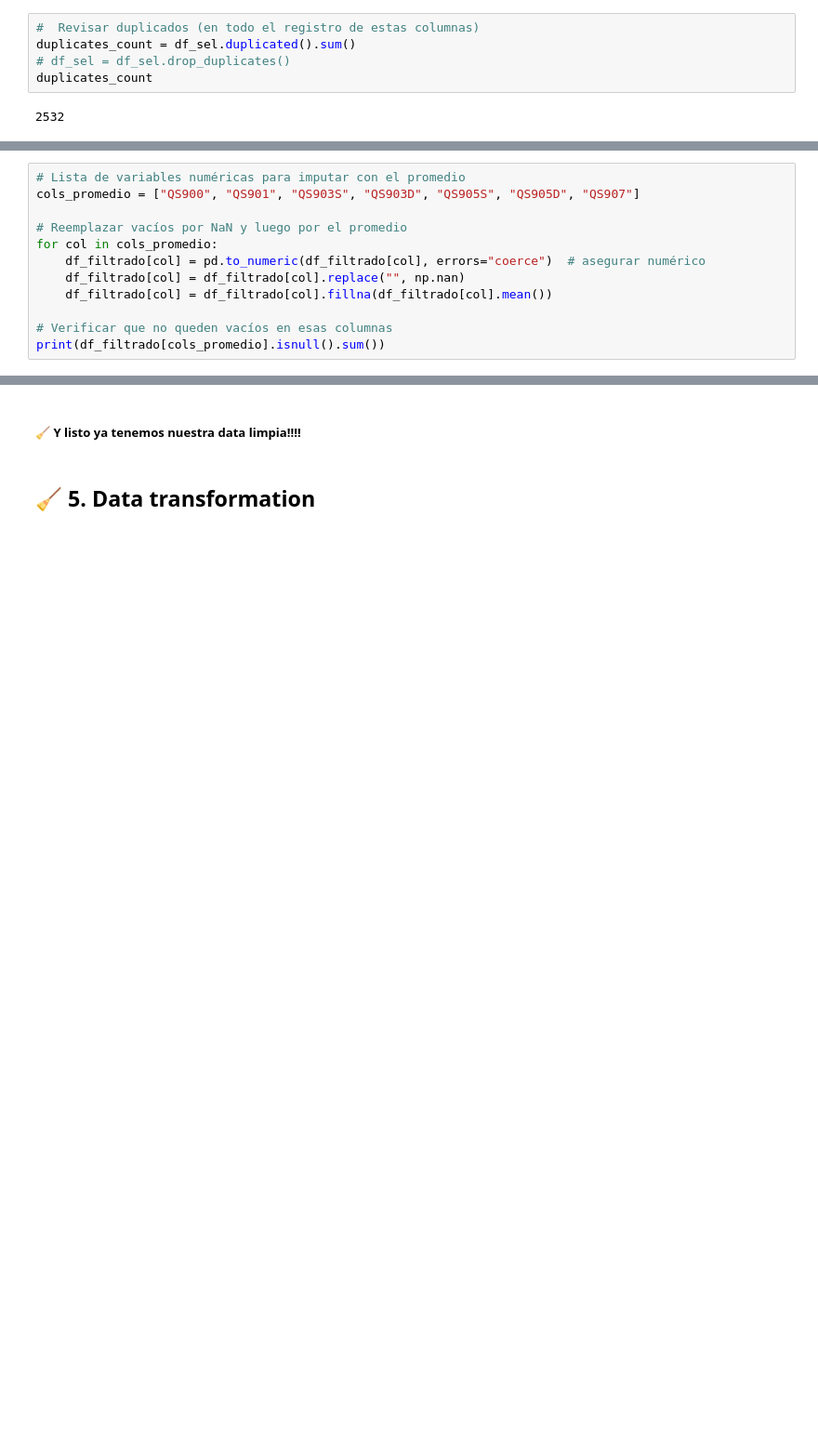
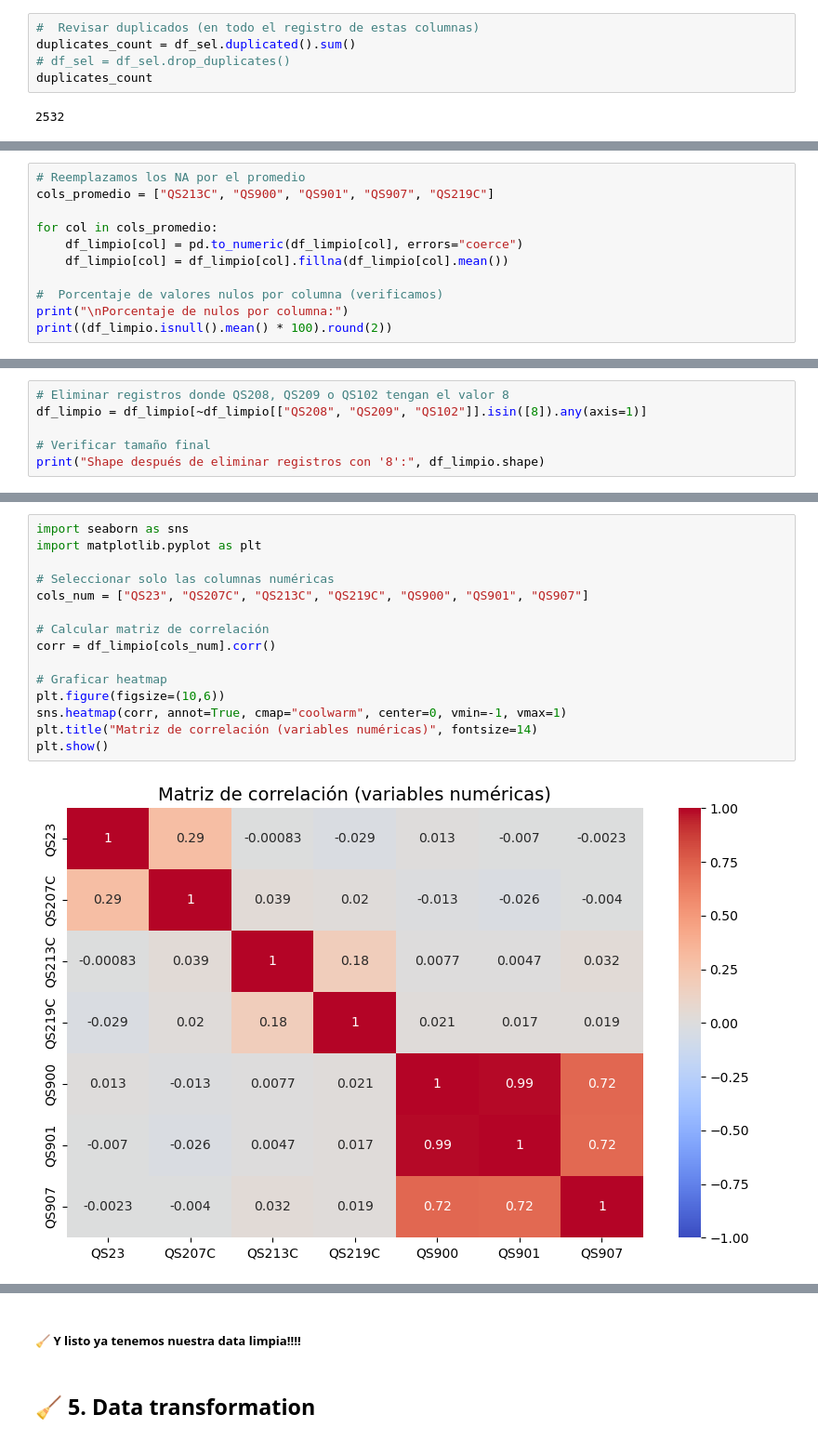
Before and after one commit to PieroLan/proyecto-data-mineria, a Jupyter notebook: notebooks/proyecto-grupal/procesamiento_data_diabetes.ipynb, the cells around one changed output, grey strips where cells are left out. Shown at 93% size. Saved outputs shown, nothing was run; the diff lists cells and outputs as text; blank space fills up the shorter version.

```diff
--- a/notebooks/proyecto-grupal/procesamiento_data_diabetes.ipynb
+++ b/notebooks/proyecto-grupal/procesamiento_data_diabetes.ipynb
@@ -727,12 +558,0 @@ dtype: float64
-# %%
-# Lista de variables numéricas para imputar con el promedio
-cols_promedio = ["QS900", "QS901", "QS903S", "QS903D", "QS905S", "QS905D", "QS907"]
-
-# Reemplazar vacíos por NaN y luego por el promedio
-for col in cols_promedio:
-    df_filtrado[col] = pd.to_numeric(df_filtrado[col], errors="coerce")  # asegurar numérico
-    df_filtrado[col] = df_filtrado[col].replace("", np.nan)
-    df_filtrado[col] = df_filtrado[col].fillna(df_filtrado[col].mean())
-
-# Verificar que no queden vacíos en esas columnas
-print(df_filtrado[cols_promedio].isnull().sum())
@@ -805,0 +596,11 @@ dtype: float64
+# %%
+# Reemplazamos los NA por el promedio
+cols_promedio = ["QS213C", "QS900", "QS901", "QS907", "QS219C"]
+
+for col in cols_promedio:
+    df_limpio[col] = pd.to_numeric(df_limpio[col], errors="coerce")
+    df_limpio[col] = df_limpio[col].fillna(df_limpio[col].mean())
+
+#  Porcentaje de valores nulos por columna (verificamos)
+print("\nPorcentaje de nulos por columna:")
+print((df_limpio.isnull().mean() * 100).round(2))
@@ -805,0 +651,6 @@ dtype: float64
+# %%
+# Eliminar registros donde QS208, QS209 o QS102 tengan el valor 8
+df_limpio = df_limpio[~df_limpio[["QS208", "QS209", "QS102"]].isin([8]).any(axis=1)]
+
+# Verificar tamaño final
+print("Shape después de eliminar registros con '8':", df_limpio.shape)
@@ -805,0 +659,17 @@ dtype: float64
+# %%
+import seaborn as sns
+import matplotlib.pyplot as plt
+
+# Seleccionar solo las columnas numéricas
+cols_num = ["QS23", "QS207C", "QS213C", "QS219C", "QS900", "QS901", "QS907"]
+
+# Calcular matriz de correlación
+corr = df_limpio[cols_num].corr()
+
+# Graficar heatmap
+plt.figure(figsize=(10,6))
+sns.heatmap(corr, annot=True, cmap="coolwarm", center=0, vmin=-1, vmax=1)
+plt.title("Matriz de correlación (variables numéricas)", fontsize=14)
+plt.show()
+# %% [output]
+[figure, added]
```
Also changed, not shown: parts of 25 cells of this notebook, 5 other files.
